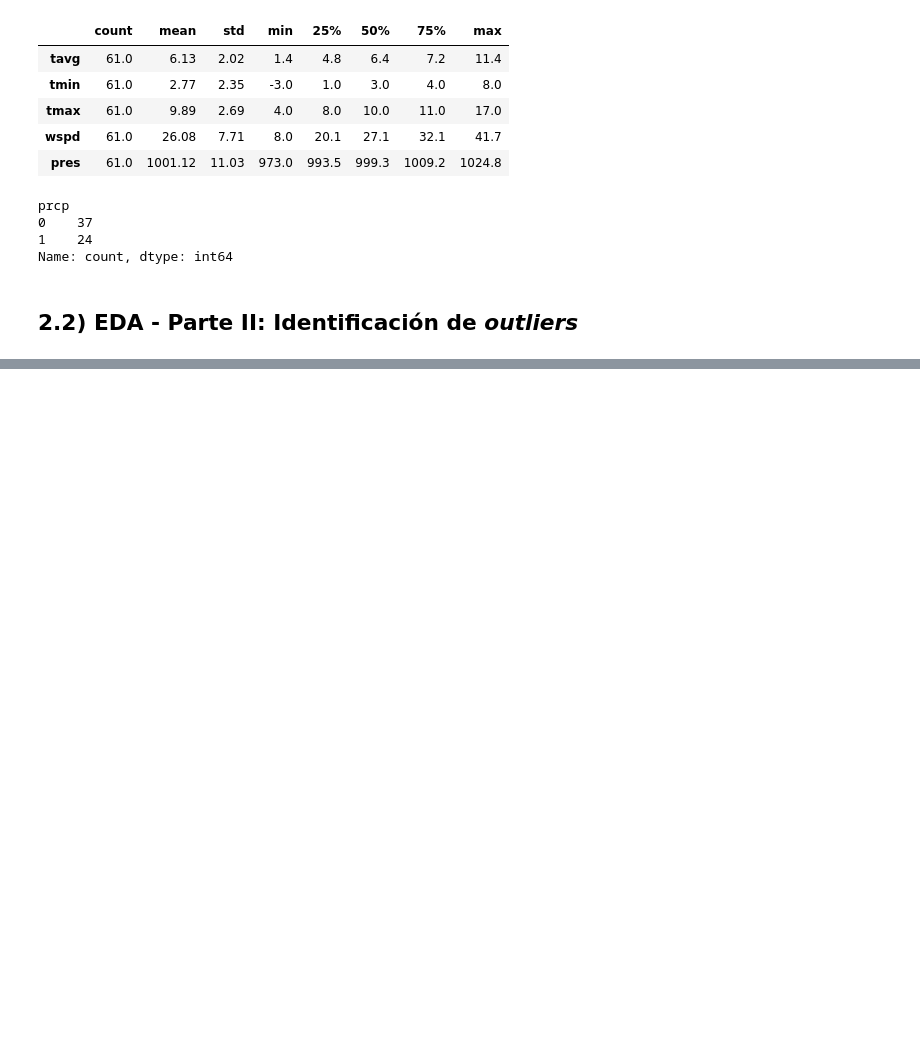
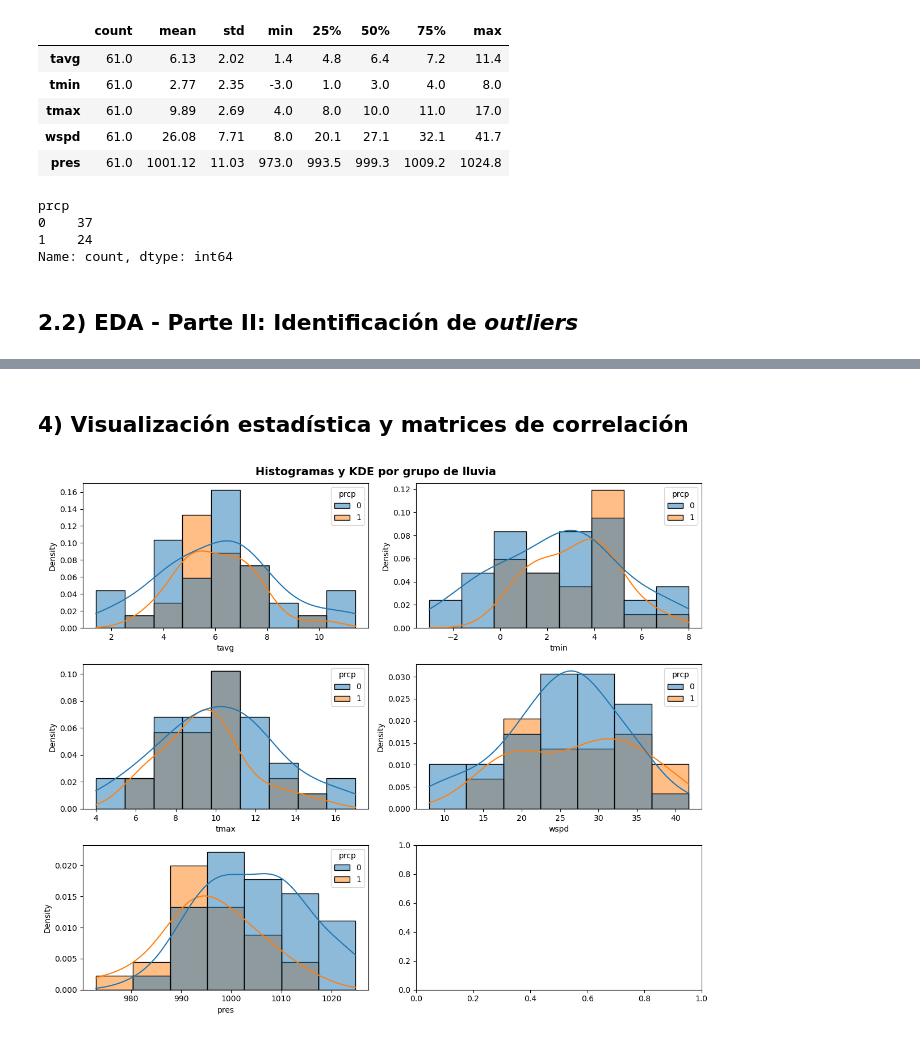
Before and after one commit to Relaxingmusic0474/Guia4-MCDLC, a Jupyter notebook: guia4.ipynb, the cells around one changed output, grey strips where cells are left out. Drawn from its saved outputs; the diff is of its cells as text; code cells hidden in the pictures; blank space fills up the shorter version.

Commit message:
Listo hasta visualización

```diff
--- a/guia4.ipynb
+++ b/guia4.ipynb
@@ -204,0 +292,28 @@ Name: count, dtype: int64
+# %% [markdown]
+## 4) Visualización estadística y matrices de correlación
+# %%
+cols = predictors
+
+fig, axis = plt.subplots(3, 2, figsize=(12, 10))
+i = j = 0
+
+for column in cols:
+    sns.histplot(
+        data=df,
+        x=column,
+        stat="density",
+        kde=True,
+        hue="prcp",  # 0 = no lluvia, 1 = lluvia
+        ax=axis[i][j]
+    )
+    axis[i][j].set_xlabel(column)
+    j += 1
+    if j > 1:
+        j = 0
+        i += 1
+
+plt.suptitle("Histogramas y KDE por grupo de lluvia", fontsize=14, fontweight='bold')
+plt.tight_layout()
+plt.show()
+# %% [output]
+[figure, added]
```
Also changed, not shown: parts of 11 cells of this notebook.
